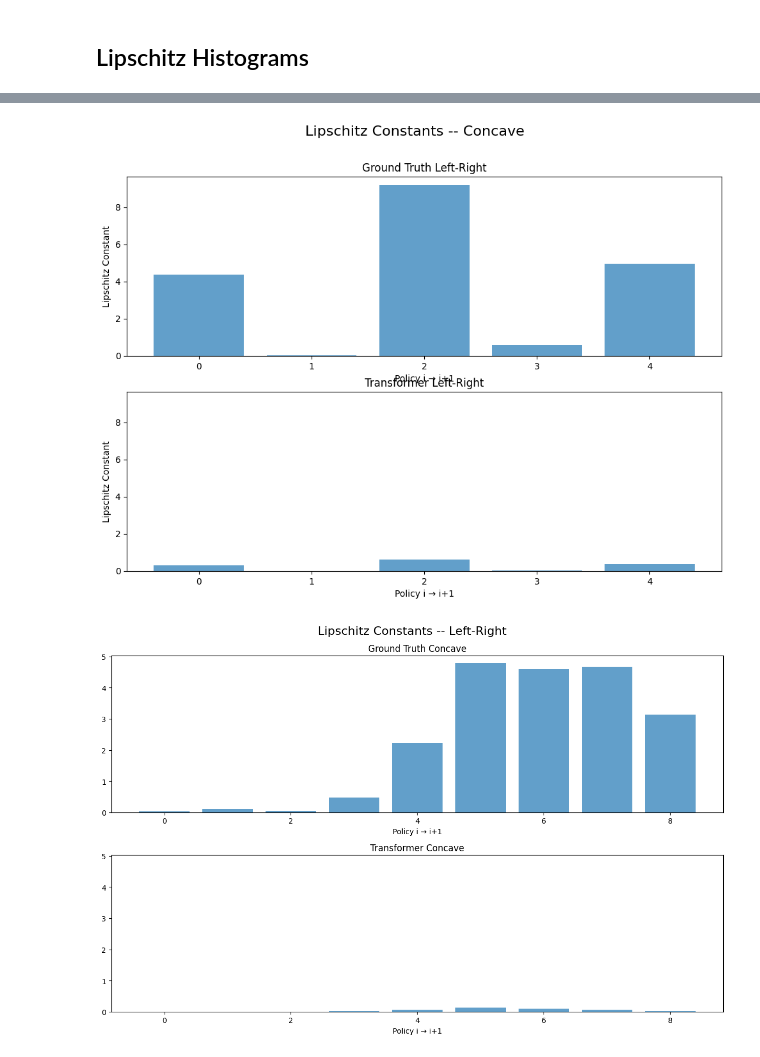
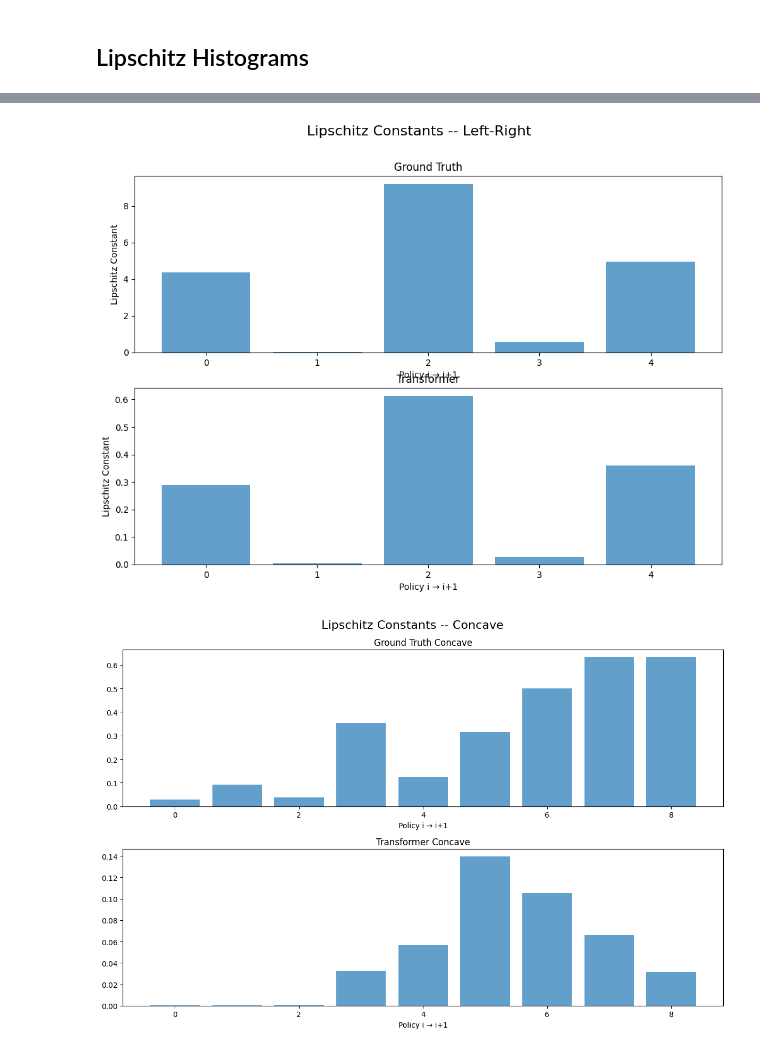
Before and after one commit to ffelten/Behavior-vs-Objective-Space, a Jupyter notebook: analysis.ipynb, the cells around one changed output, grey strips where cells are left out. Cells and saved outputs as stored; diff of their text form; code cells hidden in the pictures.

```diff
--- a/analysis.ipynb
+++ b/analysis.ipynb
@@ -34,6 +34,20 @@ for i in range(10):
 
 all_gt_emb_concave = np.array(all_gt_emb_concave)
 all_returns_concave = np.array(all_returns_concave)
+
+all_gt_emb_smooth = []
+all_returns_smooth = []
+for i in range(10):
+    path=f"trajectories/smooth/smooth_{i}.json"
+    emb_gt = create_ground_truth_dst(path)
+    returns = get_returns(path)
+    all_gt_emb_smooth.append(emb_gt)
+    all_returns_smooth.append(returns)
+
+
+all_gt_emb_smooth = np.array(all_gt_emb_smooth)
+all_returns_smooth = np.array(all_returns_smooth)
+
 
 dim=["3D","4D"]
 for dim_i in dim:
@@ -75,6 +89,8 @@ print(f" Ground truth embeddings Left right:  all_gt_emb shape: {all_gt_emb.shap
 print(f" Ground truth returns Left right:  all_returns shape: {all_returns.shape}")
 print(f" Ground truth embeddings Concave:  all_gt_emb_concave shape: {all_gt_emb_concave.shape}")
 print(f" Ground truth returns Concave:  all_returns_concave shape: {all_returns_concave.shape}")
+print(f" Ground truth embeddings Smooth:  all_gt_emb_smooth shape: {all_gt_emb_smooth.shape}")
+print(f" Ground truth returns Smooth:  all_returns_smooth shape: {all_returns_smooth.shape}")
 print(f"Transformer embeddings loaded successfully:")
 print(f" Transformer embeddings Left right 3D:  all_t_emb_3D shape: {all_t_emb_3D.shape}")
 print(f" Transformer embeddings Left right 4D:  all_t_emb_4D shape: {all_t_emb_4D.shape}")
@@ -248,6 +266,8 @@ lipschitz_constants_gt_concave = compute_lipschitz_constants(pareto_frontier=all
 lipschitz_constants_t = compute_lipschitz_constants(pareto_frontier=all_returns, embeddings=all_t_emb_3D)
 lipschitz_constants_t_concave = compute_lipschitz_constants(pareto_frontier=all_returns_concave, embeddings=all_t_emb_3D_concave)
 
+lipschitz_constants_t_smooth = compute_lipschitz_constants(pareto_frontier=all_returns_smooth, embeddings=all_gt_emb_smooth)
+
 print("Concave front", all_returns_concave)
 print("Left-Right front", all_returns)
 print(f"Lipschitz constants Left-Right: {lipschitz_constants_gt}")
@@ -258,23 +278,24 @@ print(f"Lipschitz constants Transformer Concave: {lipschitz_constants_t_concave}
 # Create 2x1 grid with shared y-axis
 fig, axs = plt.subplots(2, figsize=(12, 8))
 fig2, axs2 = plt.subplots(2, figsize=(12, 8))
-fig.suptitle("Lipschitz Constants -- Concave", fontsize=16)
-fig2.suptitle("Lipschitz Constants -- Left-Right", fontsize=16)
+fig3, axs3 = plt.subplots(2, figsize=(12, 8))
 
-# --- Row 1: Ground Truth ---
+
+# --- Plot 1: Left-Right ---
+fig.suptitle("Lipschitz Constants -- Left-Right", fontsize=16)
 axs[0].bar(np.arange(len(lipschitz_constants_gt)), lipschitz_constants_gt, alpha=0.7)
-axs[0].set_title("Ground Truth Left-Right")
+axs[0].set_title("Ground Truth")
 axs[0].set_ylabel("Lipschitz Constant")
 axs[0].set_xlabel("Policy i → i+1")
 
 axs[1].bar(np.arange(len(lipschitz_constants_t)), lipschitz_constants_t, alpha=0.7)
-axs[1].set_title("Transformer Left-Right")
+axs[1].set_title("Transformer")
 axs[1].set_ylabel("Lipschitz Constant")
 axs[1].set_xlabel("Policy i → i+1")
-plt.tight_layout()
+plt.tight_layout(rect=[0, 0, 1, 0.95])  # leave space for suptitle
 
-# --- Row 2: Transformer ---
-
+# --- Plot 2: Concave ---
+fig2.suptitle("Lipschitz Constants -- Concave", fontsize=16)
 axs2[0].bar(np.arange(len(lipschitz_constants_gt_concave)), lipschitz_constants_gt_concave, alpha=0.7)
 axs2[0].set_title("Ground Truth Concave")
 axs2[0].set_xlabel("Policy i → i+1")
@@ -283,6 +304,14 @@ axs2[1].bar(np.arange(len(lipschitz_constants_t_concave)), lipschitz_constants_t
 axs2[1].set_title("Transformer Concave")
 axs2[1].set_xlabel("Policy i → i+1")
 
+# --- Plot 3: Smooth ---
+fig3.suptitle("Lipschitz Constants -- Smooth", fontsize=16)
+axs3[0].bar(np.arange(len(lipschitz_constants_t_smooth)), lipschitz_constants_t_smooth, alpha=0.7)
+axs3[0].set_title("Ground Truth Smooth")
+axs3[0].set_xlabel("Policy i → i+1")
+
+
+
 plt.tight_layout()  # leave space for suptitle
 plt.show()
 # %% [output]
@@ -303,5 +332,5 @@ Lipschitz constant for policy 6 ([ 5. -7.], [6 7]) to 7 ([ 3. -5.], [-7  7]): 4.
 Lipschitz constants Transformer Left-Right: [0.28923011 0.00459984 0.61231258 0.02713751 0.35918601]
 Lipschitz constants Transformer Concave: [0.00035198 0.00030859 0.00100033 0.03250723 0.05665436 0.13944014
  0.10511937 0.06610506 0.0316698 ]
-[figure, old version]
+[figure, new version]
-[figure, old version]
+[figure, new version]
```
Also changed, not shown: parts of 5 cells of this notebook, 13 other files.
